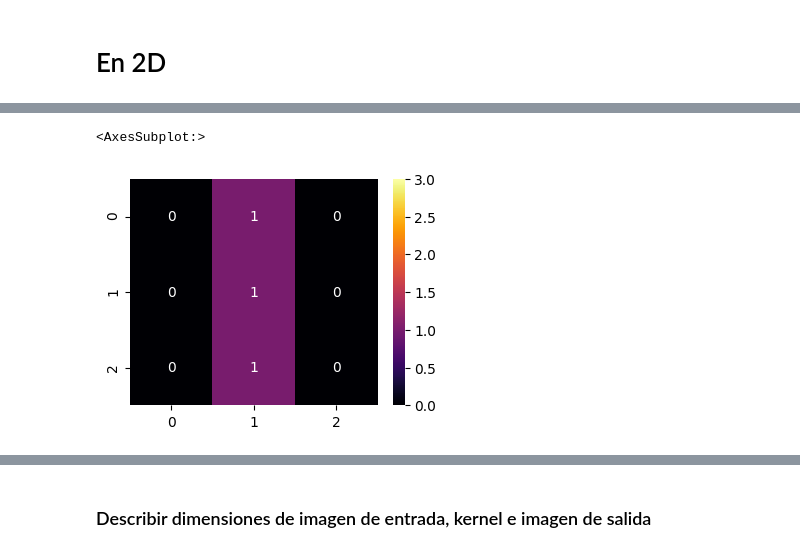
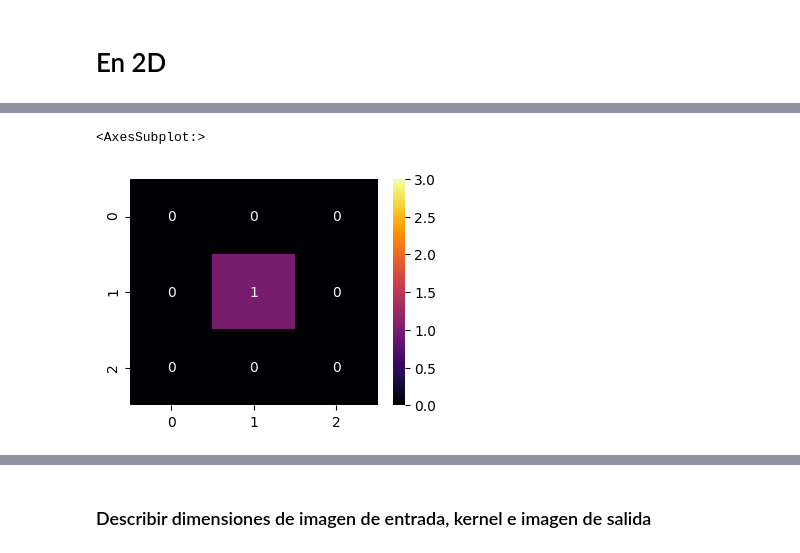
Before and after one commit to igomezv/DLCIMATAGS, a Jupyter notebook: notebooks/conv1.ipynb, the cells around one changed output, grey strips where cells are left out. Saved outputs shown, nothing was run; the diff lists cells and outputs as text; code cells hidden in the pictures.

```diff
--- a/notebooks/conv1.ipynb
+++ b/notebooks/conv1.ipynb
@@ -104,23 +106,23 @@ Trainable params: 10
 Non-trainable params: 0
 _________________________________________________________________
 # %%
-detector = [[[[0]],[[1]],[[0]]],
+detector = [[[[0]],[[0]],[[0]]],
             [[[0]],[[1]],[[0]]],
-            [[[0]],[[1]],[[0]]]]
+            [[[0]],[[0]],[[0]]]]
 weights = [asarray(detector), asarray([0.0])]
 # store the weights in the model
 model.set_weights(weights)
 # confirm they were stored
 # print(model.get_weights())
 plt.figure(figsize=(4, 3), dpi=100)
 sns.heatmap(np.array(detector).reshape(3,3),
         fmt='g', xticklabels=True, yticklabels=True,
         annot=True,
         cmap = 'inferno', cbar=True,
         robust=False, vmin=0, vmax=3)
 # %% [output]
 <AxesSubplot:>
-[figure, old version]
+[figure, new version]
 # %%
 # apply filter to input data
 yhat = model.predict(data)
```
Also changed, not shown: parts of 5 cells of this notebook.
